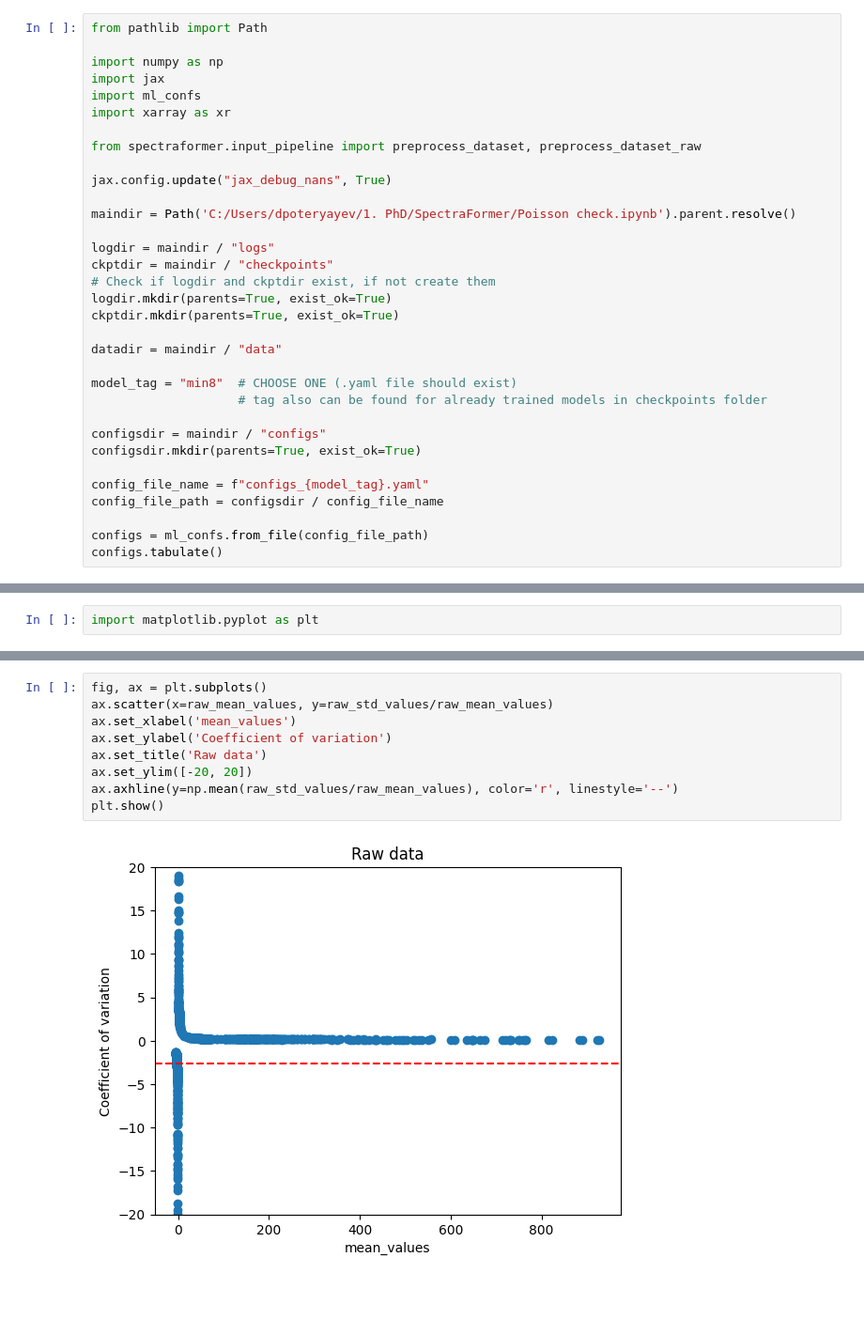
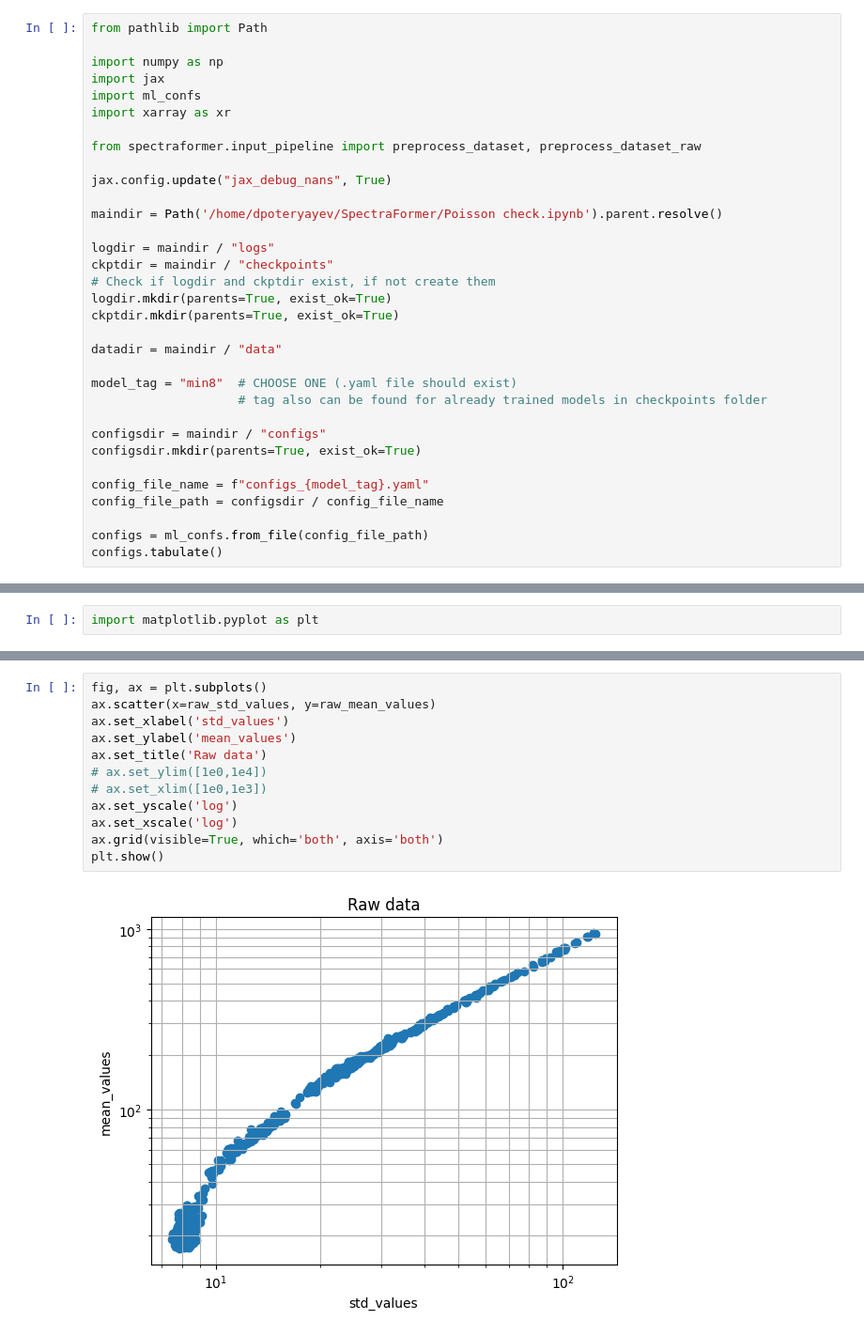
Before and after one commit to pietronvll/spectraformer, a Jupyter notebook: Poisson check.ipynb, the cells around one changed output, grey strips where cells are left out. Shown at 94% size. Saved outputs shown, nothing was run; the diff lists cells and outputs as text; blank space fills up the shorter version.

```diff
--- a/Poisson check.ipynb
+++ b/Poisson check.ipynb
@@ -10,7 +10,7 @@ from spectraformer.input_pipeline import preprocess_dataset, preprocess_dataset_
 
 jax.config.update("jax_debug_nans", True)
 
-maindir = Path('C:/Users/dpoteryayev/1. PhD/SpectraFormer/Poisson check.ipynb').parent.resolve()
+maindir = Path('/home/dpoteryayev/SpectraFormer/Poisson check.ipynb').parent.resolve()
 
 logdir = maindir / "logs"
 ckptdir = maindir / "checkpoints"
@@ -225,11 +345,14 @@ plt.show()
 # %%
 fig, ax = plt.subplots()
-ax.scatter(x=raw_mean_values, y=raw_std_values/raw_mean_values)
-ax.set_xlabel('mean_values')
-ax.set_ylabel('Coefficient of variation')
+ax.scatter(x=raw_std_values, y=raw_mean_values)
+ax.set_xlabel('std_values')
+ax.set_ylabel('mean_values')
 ax.set_title('Raw data')
-ax.set_ylim([-20, 20])
-ax.axhline(y=np.mean(raw_std_values/raw_mean_values), color='r', linestyle='--')
+# ax.set_ylim([1e0,1e4])
+# ax.set_xlim([1e0,1e3])
+ax.set_yscale('log')
+ax.set_xscale('log')
+ax.grid(visible=True, which='both', axis='both')
 plt.show()
 # %% [output]
-[figure, old version]
+[figure, new version]
```
Also changed, not shown: parts of 29 cells of this notebook, 11 other files.
